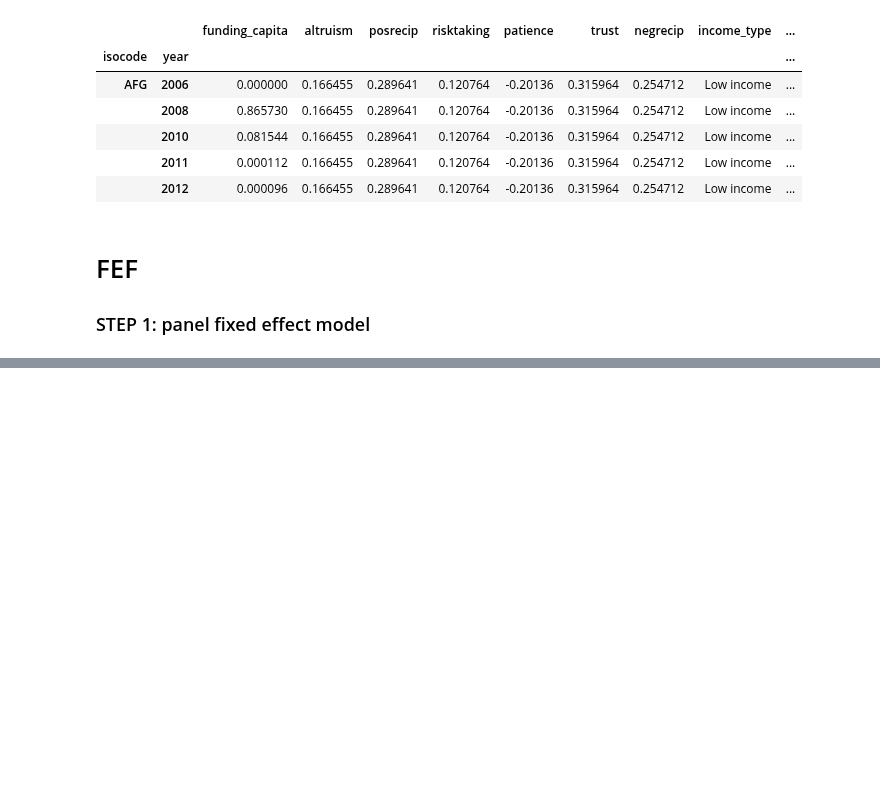
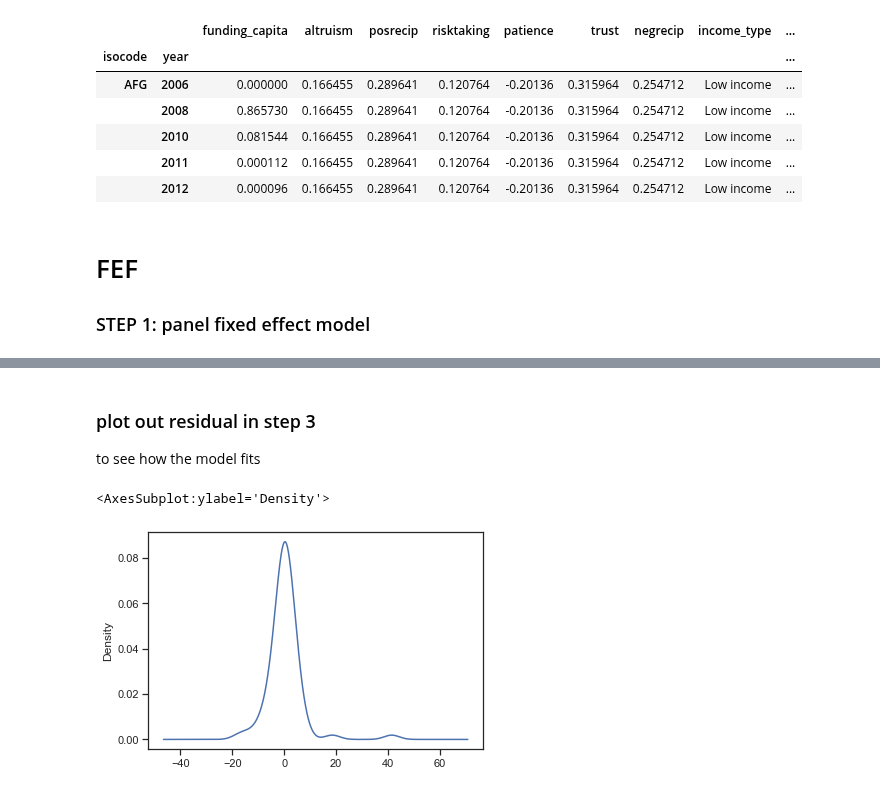
Before and after one commit to amanda8412383/research-module, a Jupyter notebook: panel.ipynb, the cells around one changed output, grey strips where cells are left out. Cells and saved outputs as stored; diff of their text form; code cells hidden in the pictures; blank space fills up the shorter version.

```diff
--- a/panel.ipynb
+++ b/panel.ipynb
@@ -146,0 +160,15 @@ id: 0x1c467095490
+# %%
+x_dict = {i: 'median' for i in (x + x_dummy)}
+x_dict['res'] = 'mean'
+
+#with gni
+df_yhat_gni = df_gni.assign( yhat=pooled_res_gni.predict())
+df_u_gni = df_yhat_gni.assign( res=df_yhat_gni.funding_capita - df_yhat_gni.yhat)
+df2_gni = df_u_gni.groupby(['isocode'] + x_str).agg(x_dict).reset_index().set_index('isocode')
+
+#without gni
+df_yhat = df.assign( yhat=pooled_res.predict())
+df_u = df_yhat.assign( res=df_yhat.funding_capita - df_yhat.yhat)
+df2 = df_u.groupby(['isocode'] + x_str).agg(x_dict).reset_index().set_index('isocode')
+
+df2.head()
@@ -146,0 +185,17 @@ id: 0x1c467095490
+# %%
+#transfer string to dummy
+df_dummy_gni = pd.get_dummies(df2_gni)
+df_dummy = pd.get_dummies(df2)
+
+x_list = df_dummy_gni.columns.to_list()
+x_list.remove('res')
+
+#prevent colinearity
+x_list.remove('income_type_Low income')
+x_list.remove('region_Sub-Saharan Africa')
+
+
+#with gni
+mod = sm.OLS(df_dummy_gni['res'], df_dummy_gni[x_list ])
+res_gni = mod.fit()
+res_gni.summary()
@@ -146,0 +276,12 @@ id: 0x1c467095490
+# %% [markdown]
+### plot out residual in step 3
+to see how the model fits
+# %%
+#with gni
+
+df2_yhat_gni = df_dummy_gni.assign( yhat=res_gni.predict())
+df2_u_gni = df2_yhat_gni.assign( res=df2_yhat_gni.res - df2_yhat_gni.yhat)
+df2_u_gni.res.plot.kde()
+# %% [output]
+<AxesSubplot:ylabel='Density'>
+[figure, added]
```
Also changed, not shown: parts of 12 cells of this notebook, 2 other files.
